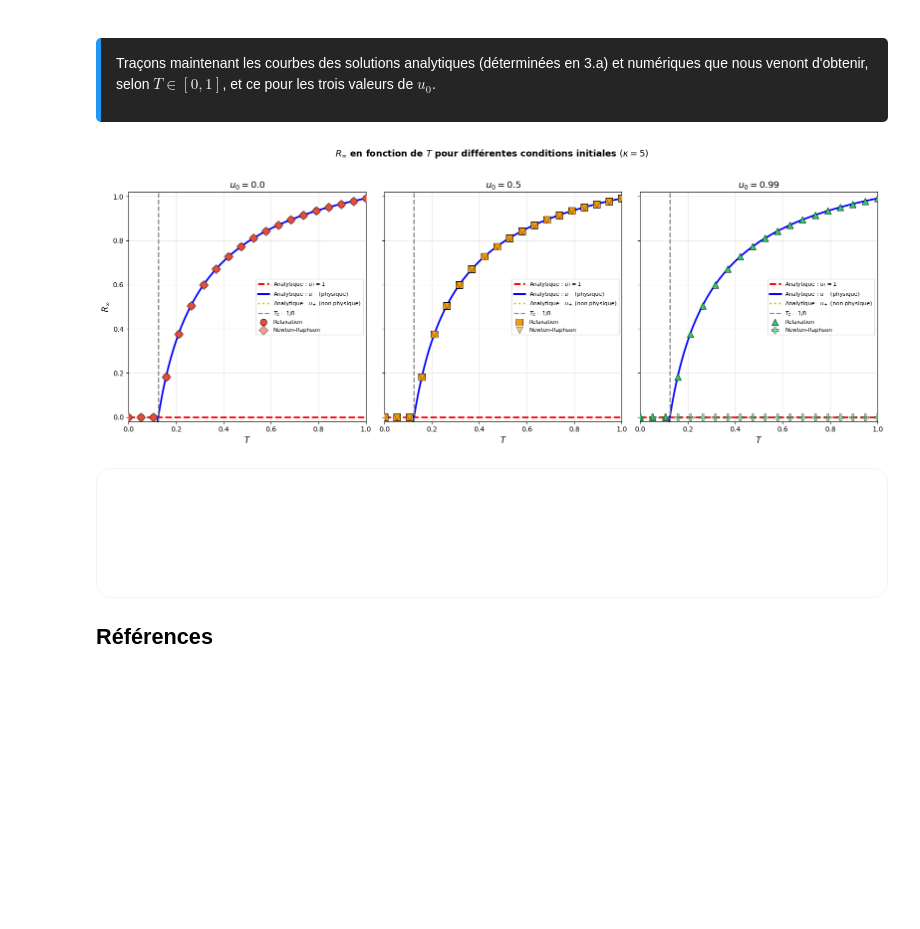
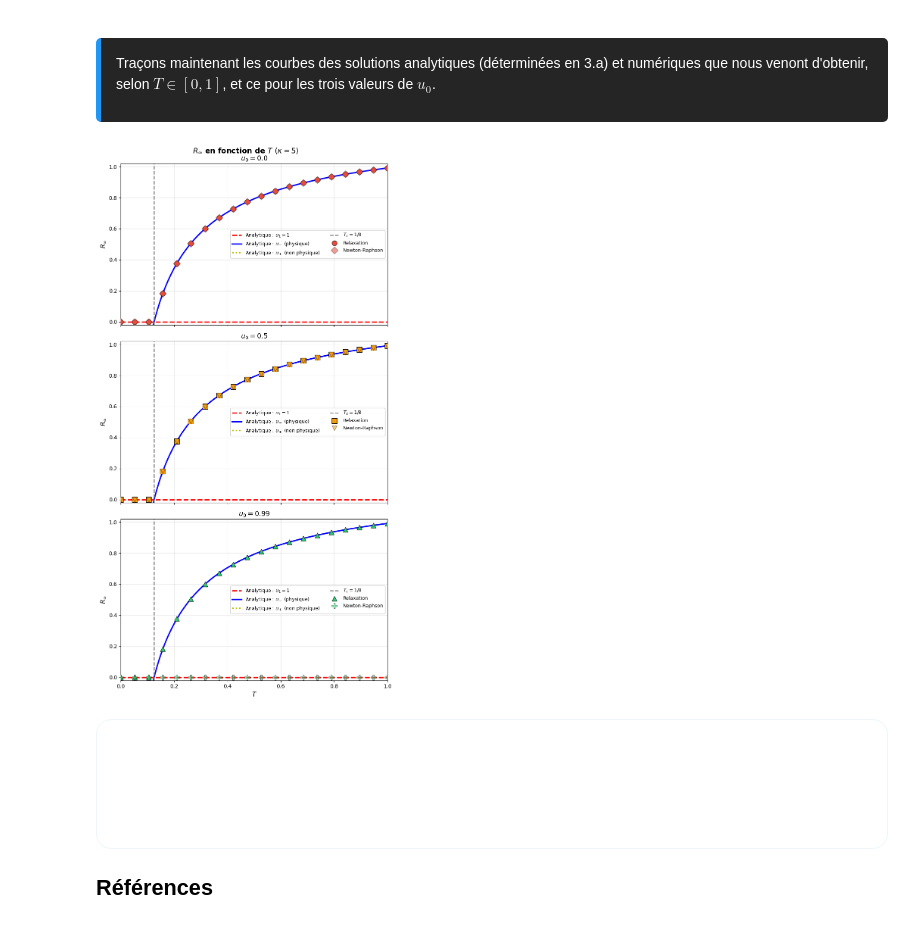
Before and after one commit to PhD-Brown/PHY-3500, a Jupyter notebook: TP_3/draft_Justine.ipynb, the cells around one changed output. Cells and saved outputs as stored; diff of their text form; code cells hidden in the pictures; blank space fills up the shorter version.

```diff
--- a/TP_3/draft_Justine.ipynb
+++ b/TP_3/draft_Justine.ipynb
@@ -2354,54 +2354,45 @@ def solutions_analytiques(T):
     u_moins = (1 + 2*T - 2*np.sqrt(T*(T+1))) / (4*T)
     u_plus  = (1 + 2*T + 2*np.sqrt(T*(T+1))) / (4*T)
     return u1, u_moins, u_plus
 
 # ---Courbes analytiques---
 T_fine = np.linspace(1e-6, 1, 500)
 R_u1     = [R_inf(T, 1.0) for T in T_fine]
 R_moins  = [R_inf(T, (1 + 2*T - 2*np.sqrt(T*(T+1))) / (4*T)) for T in T_fine]
 R_plus   = [R_inf(T, (1 + 2*T + 2*np.sqrt(T*(T+1))) / (4*T)) for T in T_fine]
 
 # ---Graphique : 3 sous-graphiques, un par u0---
-fig, axes = plt.subplots(1, 3, figsize=(16, 6), sharey=True)
-
-markers_r = ['o', 's', '^']
-markers_n = ['D', 'v', 'P']
-colors    = ['#E74C3C', '#F39C12', '#2ECC71']
+fig, axes = plt.subplots(3, 1, figsize=(8, 15), sharex=True)
 
 for idx, (u0, ax) in enumerate(zip(u0_vals, axes)):
-
-    # Courbes analytiques
-    ax.plot(T_fine, R_u1,   'r--', lw=2.5, label='Analytique : $u_1 = 1$')
-    ax.plot(T_fine, R_moins, 'b-', lw=2.5, label='Analytique : $u_-$ (physique)')
-    ax.plot(T_fine, R_plus,  'y:', lw=2.5, label='Analytique : $u_+$ (non physique)')
+    ax.plot(T_fine, R_u1,    'r--', lw=2.5, label='Analytique : $u_1 = 1$')
+    ax.plot(T_fine, R_moins, 'b-',  lw=2.5, label='Analytique : $u_-$ (physique)')
+    ax.plot(T_fine, R_plus,  'y:',  lw=2.5, label='Analytique : $u_+$ (non physique)')
     ax.axvline(1/8, color='gray', ls='--', lw=1.8, label='$T_c = 1/8$')
 
-    # Points numériques
     R_r = [R_inf(T, resultats_relaxation[u0][i])    for i, T in enumerate(T_dist)]
     R_n = [R_inf(T, resultats_NewtonRaphson[u0][i]) for i, T in enumerate(T_dist)]
 
     ax.scatter(T_dist, R_r, marker=markers_r[idx], s=90, color=colors[idx],
-               edgecolors='k', lw=0.7, zorder=5,
-               label=f'Relaxation')
+               edgecolors='k', lw=0.7, zorder=5, label='Relaxation')
     ax.scatter(T_dist, R_n, marker=markers_n[idx], s=90, color=colors[idx],
-               edgecolors='k', lw=0.7, zorder=5, alpha=0.55,
-               label=f'Newton-Raphson')
+               edgecolors='k', lw=0.7, zorder=5, alpha=0.55, label='Newton-Raphson')
 
     ax.set_title(f'$u_0 = {u0}$', fontsize=13, fontweight='bold')
-    ax.set_xlabel('$T$', fontsize=12)
+    ax.set_ylabel('$R_\\infty$', fontsize=12)
     ax.set_xlim(0, 1)
     ax.set_ylim(-0.02, 1.02)
-    ax.legend(fontsize=8)
+    ax.legend(fontsize=9, loc='center right', ncol=2)  # légende sur 2 colonnes
     ax.grid(True, alpha=0.3)
 
-axes[0].set_ylabel('$R_\\infty$', fontsize=12)
+axes[2].set_xlabel('$T$', fontsize=12)  # xlabel seulement sur le dernier
 
-fig.suptitle('$R_\\infty$ en fonction de $T$ pour différentes conditions initiales $(\\kappa = 5)$',
-             fontsize=13, fontweight='bold', y=1.02)
+fig.suptitle('$R_\\infty$ en fonction de $T$ $(\\kappa = 5)$',
+             fontsize=14, fontweight='bold')
 plt.tight_layout()
 plt.show()
 # %% [output]
-[figure, old version]
+[figure, new version]
 # %% [markdown]
 <div style="
     background: linear-gradient(135deg, #0f0c29 0%, #302b63 50%, #24243e 100%);
```
